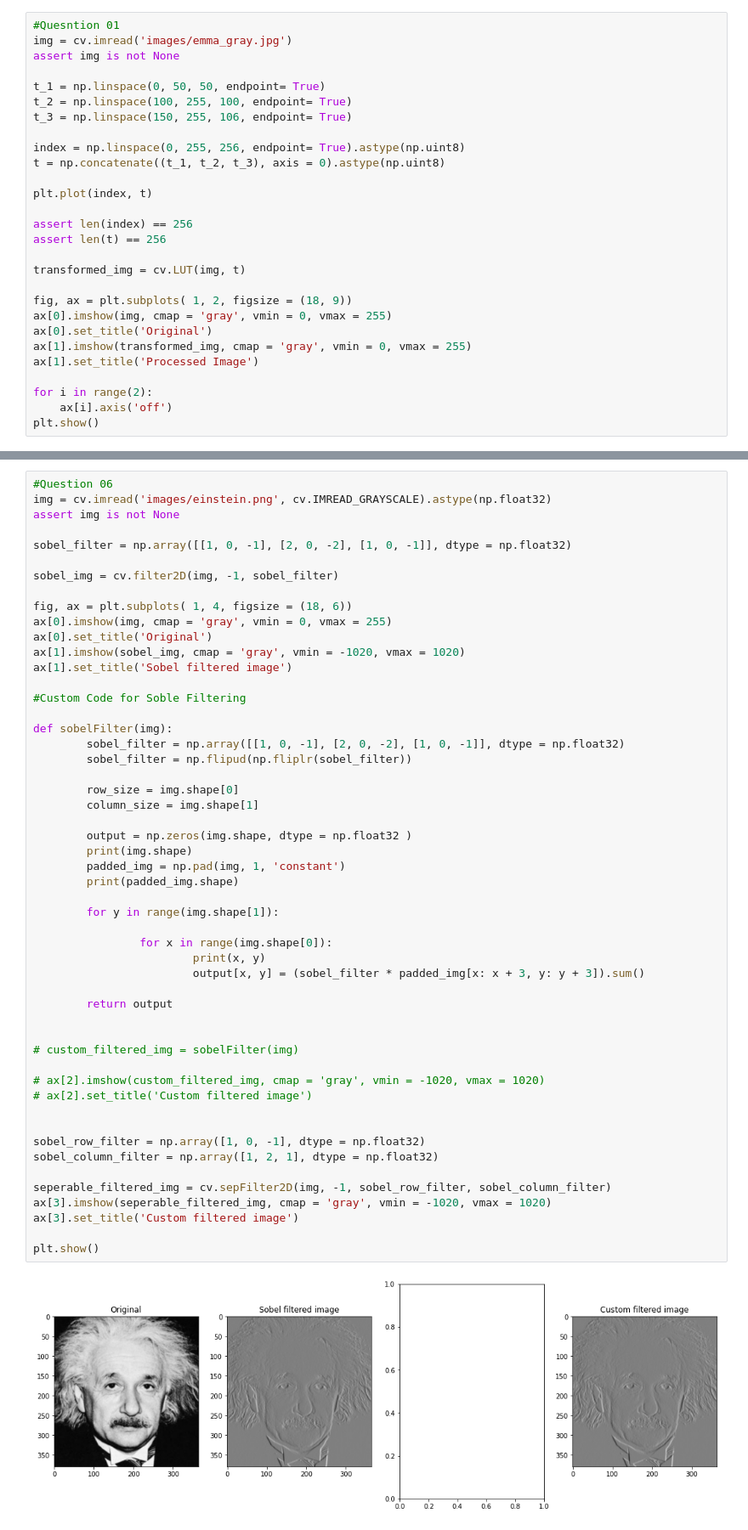
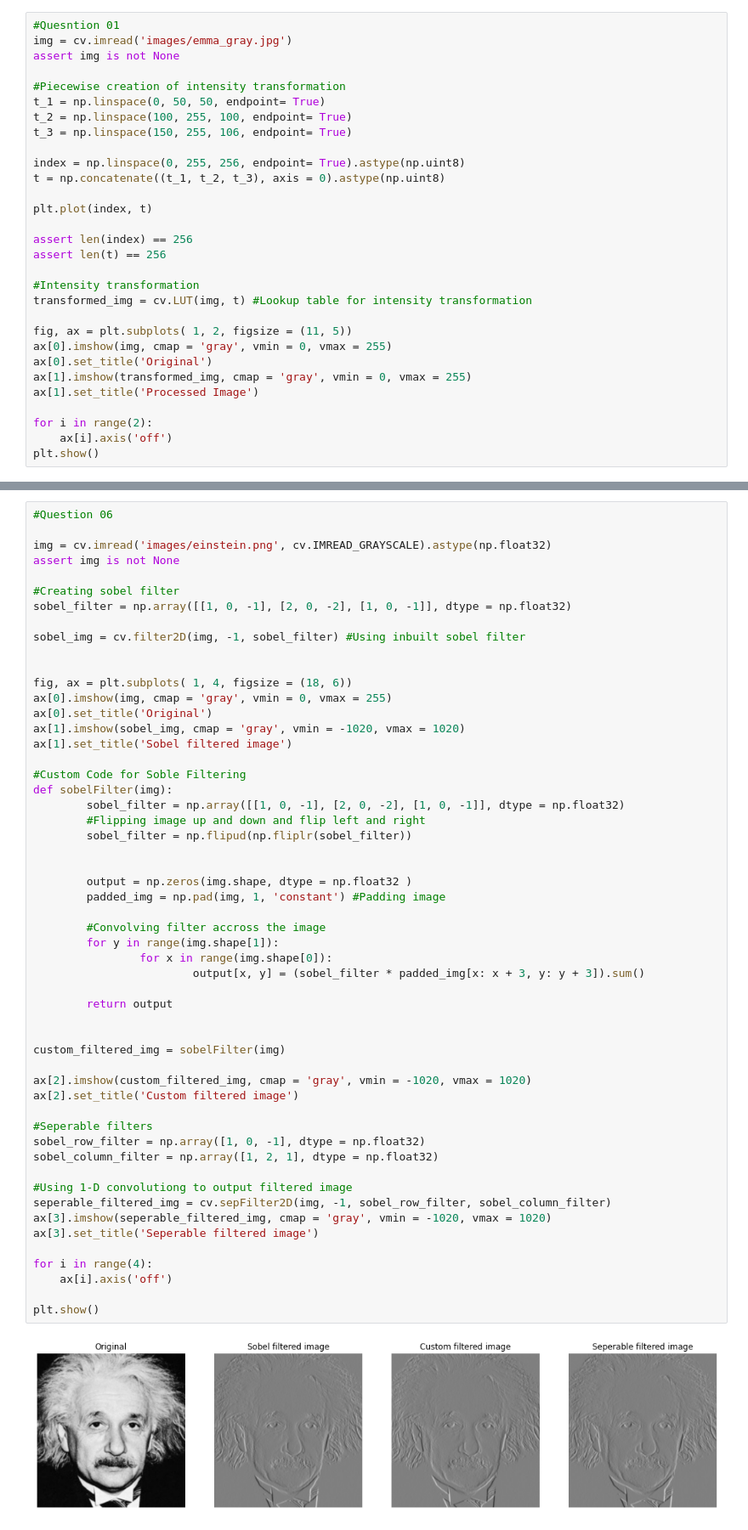
Before and after one commit to Dumindu-Bandara/en2550-fundamentals-of-image-processing-and-machine-vision, a Jupyter notebook: Assignment_1/Assignment_1.ipynb, the cells around one changed output, grey strips where cells are left out. Shown at 85% size. Cells and saved outputs as stored; diff of their text form.

```diff
--- a/Assignment_1/Assignment_1.ipynb
+++ b/Assignment_1/Assignment_1.ipynb
@@ -13,6 +14,7 @@ import matplotlib.pyplot as plt
 img = cv.imread('images/emma_gray.jpg')
 assert img is not None
 
+#Piecewise creation of intensity transformation
 t_1 = np.linspace(0, 50, 50, endpoint= True)
 t_2 = np.linspace(100, 255, 100, endpoint= True)
 t_3 = np.linspace(150, 255, 106, endpoint= True)
@@ -25,9 +27,10 @@ plt.plot(index, t)
 assert len(index) == 256
 assert len(t) == 256
 
-transformed_img = cv.LUT(img, t)
+#Intensity transformation
+transformed_img = cv.LUT(img, t) #Lookup table for intensity transformation
 
-fig, ax = plt.subplots( 1, 2, figsize = (18, 9))
+fig, ax = plt.subplots( 1, 2, figsize = (11, 5))
 ax[0].imshow(img, cmap = 'gray', vmin = 0, vmax = 255)
 ax[0].set_title('Original')
 ax[1].imshow(transformed_img, cmap = 'gray', vmin = 0, vmax = 255)
@@ -290,57 +284,59 @@ SSD error for Bilinear zoom:  244210152
 # %%
 #Question 06
+
 img = cv.imread('images/einstein.png', cv.IMREAD_GRAYSCALE).astype(np.float32)
 assert img is not None
 
+#Creating sobel filter
 sobel_filter = np.array([[1, 0, -1], [2, 0, -2], [1, 0, -1]], dtype = np.float32)
 
-sobel_img = cv.filter2D(img, -1, sobel_filter)
+sobel_img = cv.filter2D(img, -1, sobel_filter) #Using inbuilt sobel filter
+
 
 fig, ax = plt.subplots( 1, 4, figsize = (18, 6))
 ax[0].imshow(img, cmap = 'gray', vmin = 0, vmax = 255)
 ax[0].set_title('Original')
 ax[1].imshow(sobel_img, cmap = 'gray', vmin = -1020, vmax = 1020)
 ax[1].set_title('Sobel filtered image')
 
 #Custom Code for Soble Filtering
-
 def sobelFilter(img):
         sobel_filter = np.array([[1, 0, -1], [2, 0, -2], [1, 0, -1]], dtype = np.float32)
+        #Flipping image up and down and flip left and right
         sobel_filter = np.flipud(np.fliplr(sobel_filter))
 
-        row_size = img.shape[0]
-        column_size = img.shape[1]
 
         output = np.zeros(img.shape, dtype = np.float32 )
-        print(img.shape)
-        padded_img = np.pad(img, 1, 'constant')
-        print(padded_img.shape)
+        padded_img = np.pad(img, 1, 'constant') #Padding image
 
+        #Convolving filter accross the image
         for y in range(img.shape[1]):
-
                 for x in range(img.shape[0]):
-                        print(x, y)
                         output[x, y] = (sobel_filter * padded_img[x: x + 3, y: y + 3]).sum()
 
         return output
 
 
-# custom_filtered_img = sobelFilter(img)
+custom_filtered_img = sobelFilter(img)
 
-# ax[2].imshow(custom_filtered_img, cmap = 'gray', vmin = -1020, vmax = 1020)
-# ax[2].set_title('Custom filtered image')
+ax[2].imshow(custom_filtered_img, cmap = 'gray', vmin = -1020, vmax = 1020)
+ax[2].set_title('Custom filtered image')
 
-
+#Seperable filters
 sobel_row_filter = np.array([1, 0, -1], dtype = np.float32)
 sobel_column_filter = np.array([1, 2, 1], dtype = np.float32)
 
+#Using 1-D convolutiong to output filtered image
 seperable_filtered_img = cv.sepFilter2D(img, -1, sobel_row_filter, sobel_column_filter)
 ax[3].imshow(seperable_filtered_img, cmap = 'gray', vmin = -1020, vmax = 1020)
-ax[3].set_title('Custom filtered image')
+ax[3].set_title('Seperable filtered image')
+
+for i in range(4):
+    ax[i].axis('off')
 
 plt.show()
 # %% [output]
-[figure, old version]
+[figure, new version]
 # %%
 #Question 07
 
```
Also changed, not shown: parts of 9 cells of this notebook.
